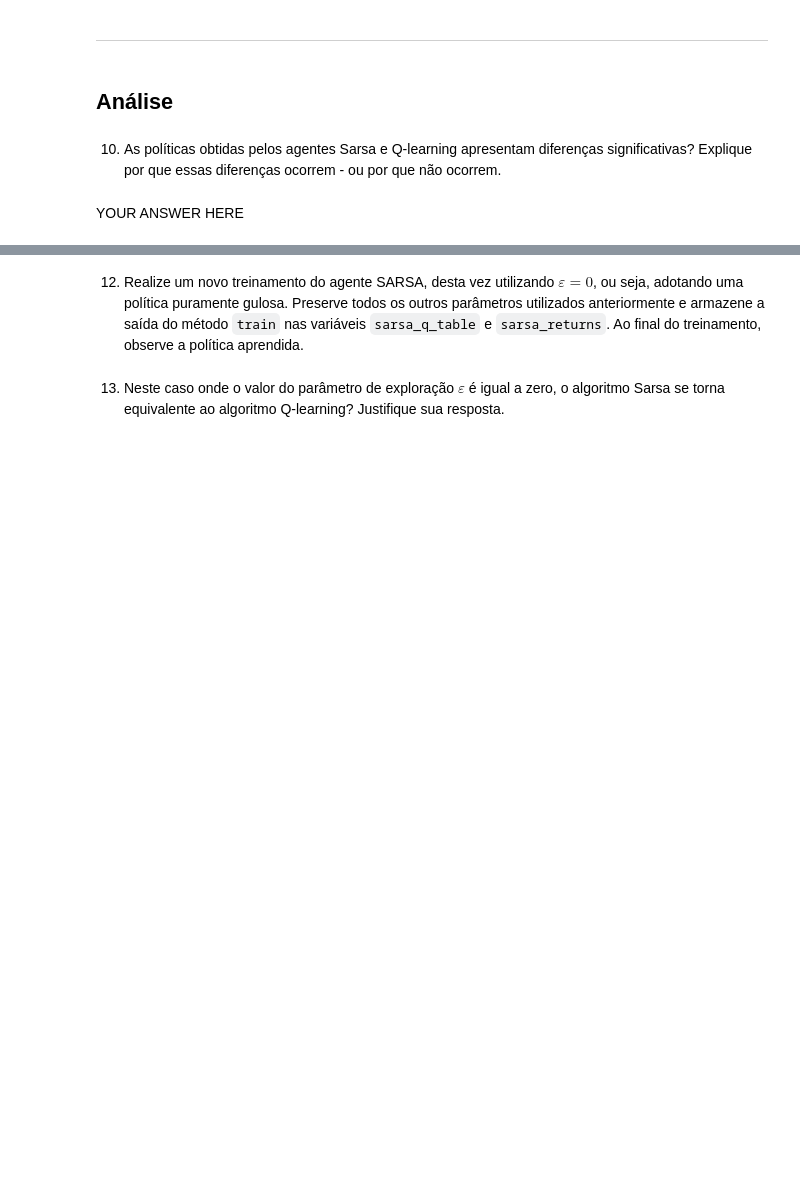
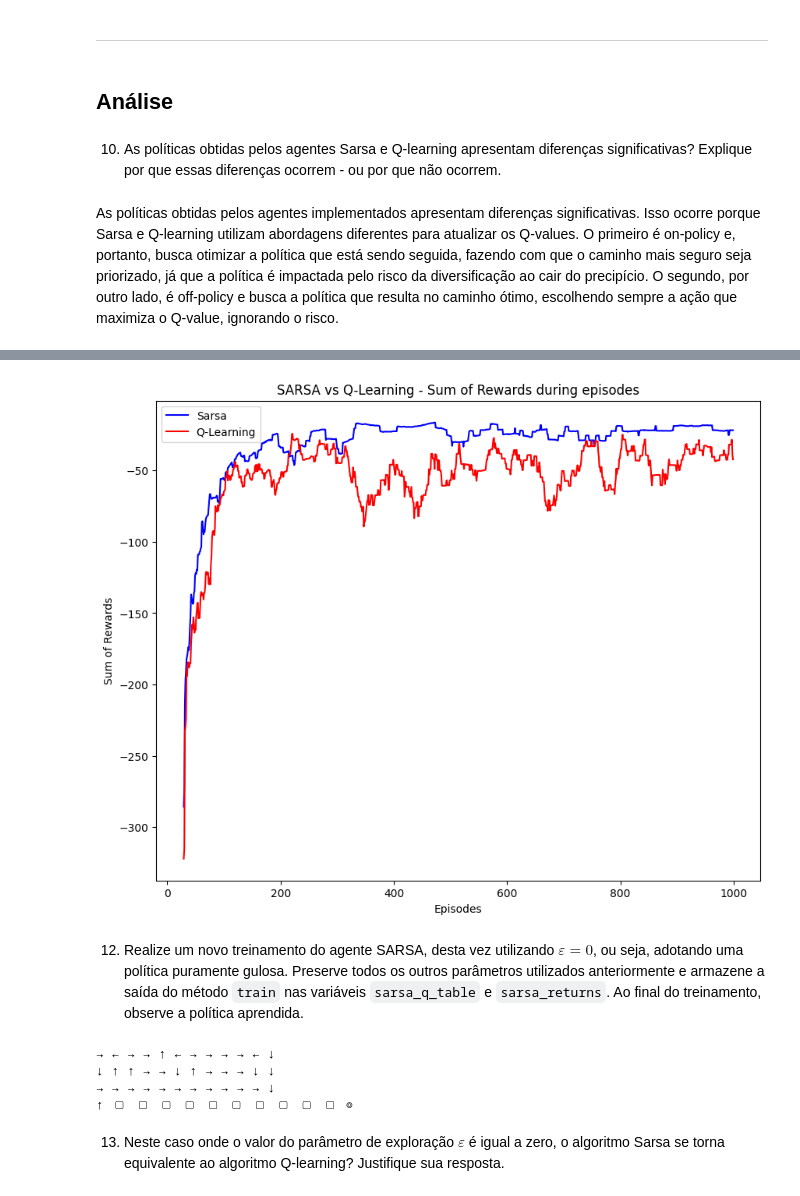
Before and after one commit to paduathiago/reinforcement_learning, a Jupyter notebook: ps2/ps2.ipynb, the cells around one changed output, grey strips where cells are left out. Cells and saved outputs as stored; diff of their text form; code cells hidden in the pictures; blank space fills up the shorter version.

```diff
--- a/ps2/ps2.ipynb
+++ b/ps2/ps2.ipynb
@@ -96,7 +95,7 @@ class SarsaAgent:
 # %%
 env = gym.make("CliffWalking-v0")
 
-agent = SarsaAgent(
+sarsa_agent = SarsaAgent(
     observation_space=env.observation_space,
     action_space=env.action_space,
     alpha=0.1,
@@ -104,6 +103,6 @@ agent = SarsaAgent(
     epsilon=0.1
 )
 
-sarsa_q_table, rewards = agent.train(env, 1_000)
+sarsa_q_table, sarsa_returns = sarsa_agent.train(env, 1_000)
 
 env.close()
@@ -219,7 +199,7 @@ class QLearningAgent:
 # %%
 env = gym.make("CliffWalking-v0")
 
-agent = QLearningAgent(
+q_learning_agent = QLearningAgent(
     observation_space=env.observation_space,
     action_space=env.action_space,
     alpha=0.1,
@@ -227,6 +207,6 @@ agent = QLearningAgent(
     epsilon=0.1
 )
 
-ql_q_table, rewards = agent.train(env, 1_000)
+ql_q_table, ql_returns = q_learning_agent.train(env, 1_000)
 
 env.close()
@@ -266,7 +228,7 @@ print_greedy_policy(ql_q_table)
 # %% [markdown]
 10. As políticas obtidas pelos agentes Sarsa e Q-learning apresentam diferenças significativas? Explique por que essas diferenças ocorrem - ou por que não ocorrem.
 # %% [markdown]
-YOUR ANSWER HERE
+As políticas obtidas pelos agentes implementados apresentam diferenças significativas. Isso ocorre porque Sarsa e Q-learning utilizam abordagens diferentes para atualizar os Q-values. O primeiro é on-policy e, portanto, busca otimizar a política que está sendo seguida, fazendo com que o caminho mais seguro seja priorizado, já que a política é impactada pelo risco da diversificação ao cair do precipício. O segundo, por outro lado, é off-policy e busca a política que resulta no caminho ótimo, escolhendo sempre a ação que maximiza o Q-value, ignorando o risco.
 # %% [markdown]
 11. Utilize a biblioteca *matplotlib* para construir um gráfico comparativo dos retornos episódicos obtidos pelos algoritmos Sarsa e Q-Learning. Utilize as variáveis `sarsa_returns` e `ql_returns` obtidas nos exercícios anteriores. No eixo X, represente os episódios; no eixo Y, o retorno acumulado por episódio. Lembre-se de incluir título e legendas apropriadas para facilitar a interpretação dos dados.
 
@@ -274,19 +236,44 @@ YOUR ANSWER HERE
 
 ![Sarsa vs Q-Learning](sarsa-vs-qlearn.png)
 # %%
-# YOUR CODE HERE
-raise NotImplementedError()
+window_size = 30
+moving_avg_sarsa = np.convolve(sarsa_returns, np.ones(window_size)/window_size, mode='valid')
+moving_avg_q_learning = np.convolve(ql_returns, np.ones(window_size)/window_size, mode='valid')
+
+plt.figure(figsize=(10, 8))
+
+plt.plot(range(window_size - 1, len(sarsa_returns)), moving_avg_sarsa, label="Sarsa", color='blue')
+plt.plot(range(window_size - 1, len(ql_returns)), moving_avg_q_learning, label="Q-Learning", color='red')
+
+plt.xlabel('Episodes')
+plt.ylabel('Sum of Rewards')
+plt.title('SARSA vs Q-Learning - Sum of Rewards during episodes')
+plt.legend()
+plt.show()
+# %% [output]
+[figure, added]
 # %% [markdown]
 12. Realize um novo treinamento do agente SARSA, desta vez utilizando $\varepsilon = 0$, ou seja, adotando uma política puramente gulosa. Preserve todos os outros parâmetros utilizados anteriormente e armazene a saída do método `train` nas variáveis `sarsa_q_table` e `sarsa_returns`. Ao final do treinamento, observe a política aprendida.
 # %%
 env = gym.make("CliffWalking-v0")
 
-# YOUR CODE HERE
-raise NotImplementedError()
+sarsa_agent_epsilon_0 = SarsaAgent(
+    observation_space=env.observation_space,
+    action_space=env.action_space,
+    alpha=0.1,
+    gamma=0.9,
+    epsilon=0
+)
+sarsa_q_table, sarsa_returns = sarsa_agent_epsilon_0.train(env, 1_000)
 
 env.close()
 
 print_greedy_policy(sarsa_q_table)
+# %% [output]
+→ ← → → ↑ ← → → → → ← ↓
+↓ ↑ ↑ → → ↓ ↑ → → → ↓ ↓
+→ → → → → → → → → → → ↓
+↑ ▢ ▢ ▢ ▢ ▢ ▢ ▢ ▢ ▢ ▢ ◎
 # %%
 # Não altere ou remova esta célula
 # %% [markdown]
```
Also changed, not shown: parts of 7 cells of this notebook.
